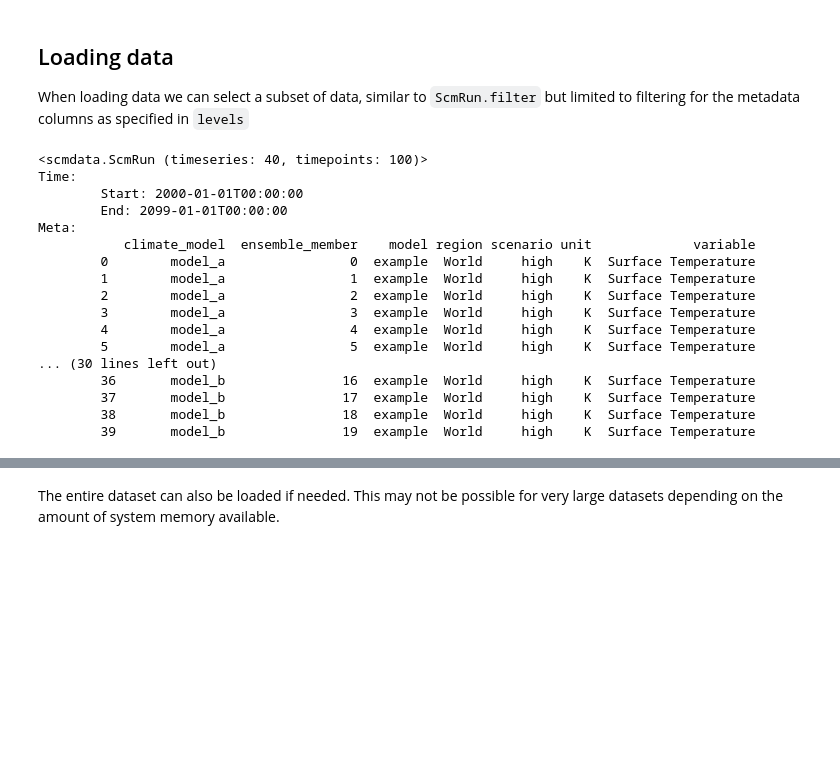
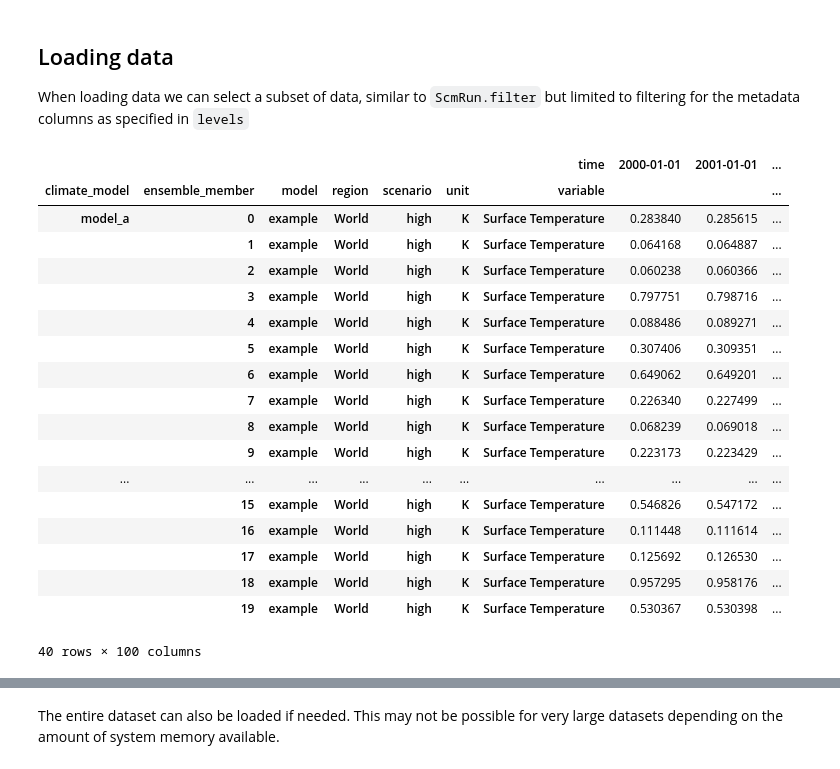
Before and after one commit to openscm/scmdata, a Jupyter notebook: notebooks/database.ipynb, the cells around one changed output, grey strips where cells are left out. Drawn from its saved outputs; the diff is of its cells as text; code cells hidden in the pictures; blank space fills up the shorter version.

```diff
--- a/notebooks/database.ipynb
+++ b/notebooks/database.ipynb
@@ -198,23 +200,25 @@ database.save(runs_high_extra)
 When loading data we can select a subset of data, similar to `ScmRun.filter` but limited to filtering for the metadata columns as specified in `levels`
 # %%
 run = database.load(scenario="high")
-run
+run.timeseries()
 # %% [output]
+|  |  |  |  |  |  | time | 2000-01-01 | 2001-01-01 | ... |
+| climate_model | ensemble_member | model | region | scenario | unit | variable |  |  | ... |
+| model_a | 0 | example | World | high | K | Surface Temperature | 0.283840 | 0.285615 | ... |
+|  | 1 | example | World | high | K | Surface Temperature | 0.064168 | 0.064887 | ... |
+|  | 2 | example | World | high | K | Surface Temperature | 0.060238 | 0.060366 | ... |
+|  | 3 | example | World | high | K | Surface Temperature | 0.797751 | 0.798716 | ... |
+|  | 4 | example | World | high | K | Surface Temperature | 0.088486 | 0.089271 | ... |
+|  | 5 | example | World | high | K | Surface Temperature | 0.307406 | 0.309351 | ... |
+|  | 6 | example | World | high | K | Surface Temperature | 0.649062 | 0.649201 | ... |
+|  | 7 | example | World | high | K | Surface Temperature | 0.226340 | 0.227499 | ... |
+|  | 8 | example | World | high | K | Surface Temperature | 0.068239 | 0.069018 | ... |
+|  | 9 | example | World | high | K | Surface Temperature | 0.223173 | 0.223429 | ... |
+| ... | ... | ... | ... | ... | ... | ... | ... | ... | ... |
+|  | 15 | example | World | high | K | Surface Temperature | 0.546826 | 0.547172 | ... |
+|  | 16 | example | World | high | K | Surface Temperature | 0.111448 | 0.111614 | ... |
+|  | 17 | example | World | high | K | Surface Temperature | 0.125692 | 0.126530 | ... |
+|  | 18 | example | World | high | K | Surface Temperature | 0.957295 | 0.958176 | ... |
+|  | 19 | example | World | high | K | Surface Temperature | 0.530367 | 0.530398 | ... |
-<scmdata.ScmRun (timeseries: 40, timepoints: 100)>
-Time:
-        Start: 2000-01-01T00:00:00
-        End: 2099-01-01T00:00:00
-Meta:
-           climate_model  ensemble_member    model region scenario unit             variable
-        0        model_a                0  example  World     high    K  Surface Temperature
-        1        model_a                1  example  World     high    K  Surface Temperature
-        2        model_a                2  example  World     high    K  Surface Temperature
-        3        model_a                3  example  World     high    K  Surface Temperature
-        4        model_a                4  example  World     high    K  Surface Temperature
-        5        model_a                5  example  World     high    K  Surface Temperature
-... (30 lines left out)
-        36       model_b               16  example  World     high    K  Surface Temperature
-        37       model_b               17  example  World     high    K  Surface Temperature
-        38       model_b               18  example  World     high    K  Surface Temperature
-        39       model_b               19  example  World     high    K  Surface Temperature
+40 rows × 100 columns
 # %%
```
Also changed, not shown: parts of 7 cells of this notebook.
